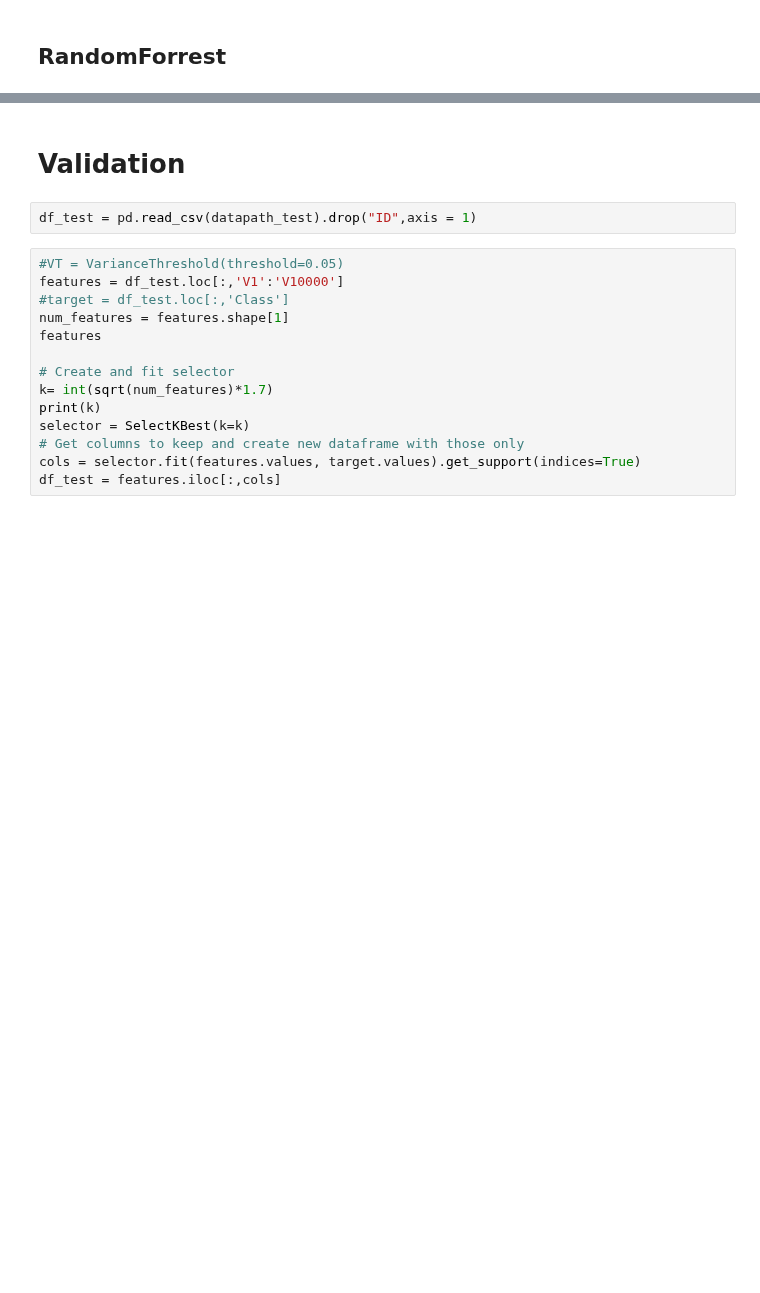
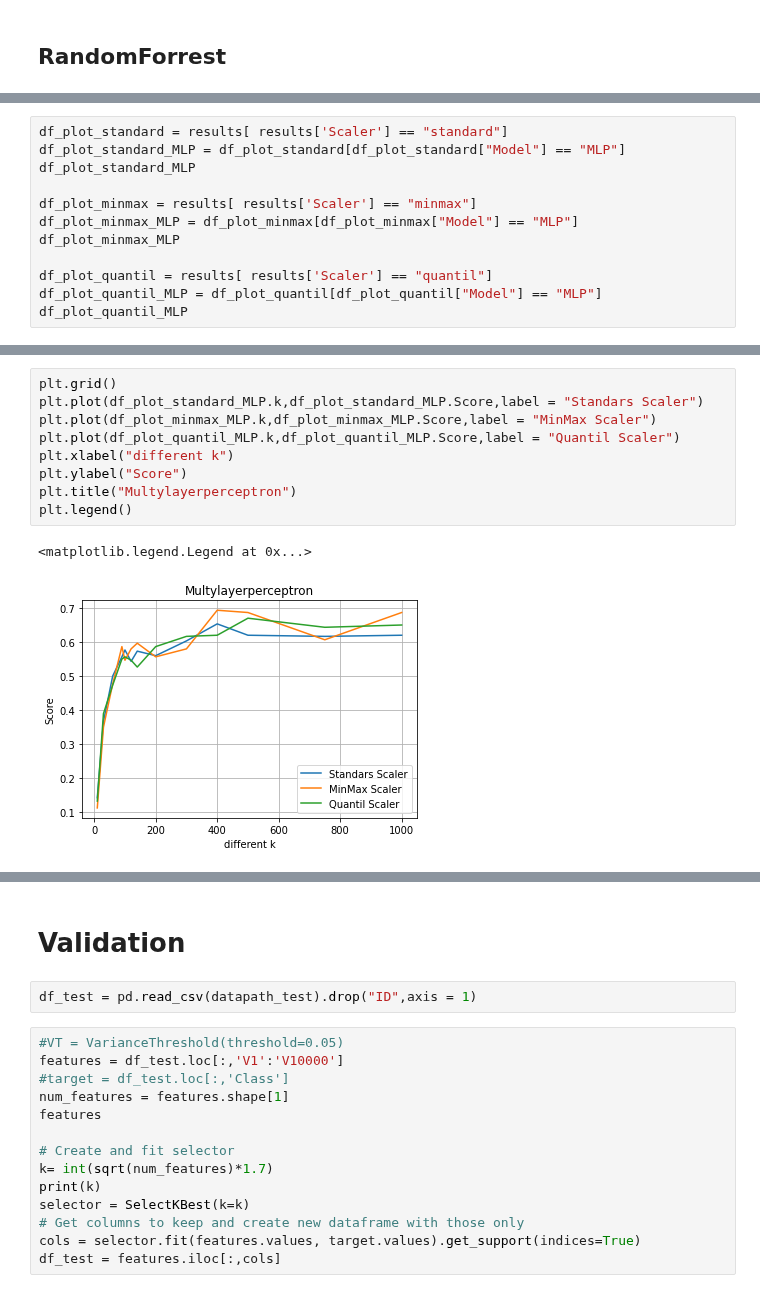
Before and after one commit to hitimr/ML_2020, a Jupyter notebook: Ex1/amazon/amazon_mlp_alex.ipynb, the cells around one changed output, grey strips where cells are left out. Drawn from its saved outputs; the diff is of its cells as text; blank space fills up the shorter version.

```diff
--- a/Ex1/amazon/amazon_mlp_alex.ipynb
+++ b/Ex1/amazon/amazon_mlp_alex.ipynb
@@ -252,0 +386,12 @@ RF:  score:  0.6033333333333334
+# %%
+df_plot_standard = results[ results['Scaler'] == "standard"]
+df_plot_standard_MLP = df_plot_standard[df_plot_standard["Model"] == "MLP"]
+df_plot_standard_MLP
+
+df_plot_minmax = results[ results['Scaler'] == "minmax"]
+df_plot_minmax_MLP = df_plot_minmax[df_plot_minmax["Model"] == "MLP"]
+df_plot_minmax_MLP
+
+df_plot_quantil = results[ results['Scaler'] == "quantil"]
+df_plot_quantil_MLP = df_plot_quantil[df_plot_quantil["Model"] == "MLP"]
+df_plot_quantil_MLP
@@ -252,0 +437,12 @@ RF:  score:  0.6033333333333334
+# %%
+plt.grid()
+plt.plot(df_plot_standard_MLP.k,df_plot_standard_MLP.Score,label = "Standars Scaler")
+plt.plot(df_plot_minmax_MLP.k,df_plot_minmax_MLP.Score,label = "MinMax Scaler")
+plt.plot(df_plot_quantil_MLP.k,df_plot_quantil_MLP.Score,label = "Quantil Scaler")
+plt.xlabel("different k")
+plt.ylabel("Score")
+plt.title("Multylayerperceptron")
+plt.legend()
+# %% [output]
+<matplotlib.legend.Legend at 0x...>
+[figure, added]
```
Also changed, not shown: parts of 19 cells of this notebook, 5 other files.
